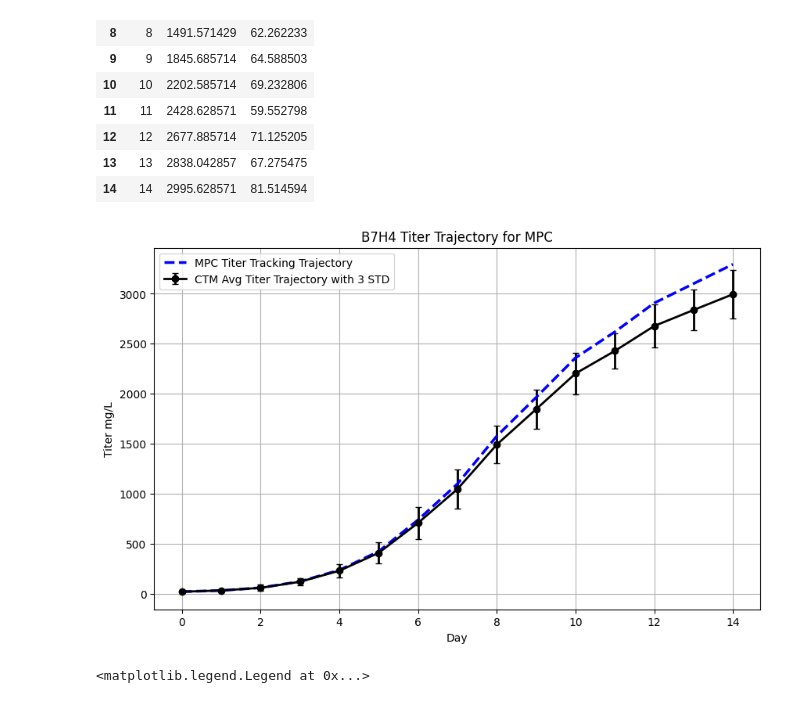
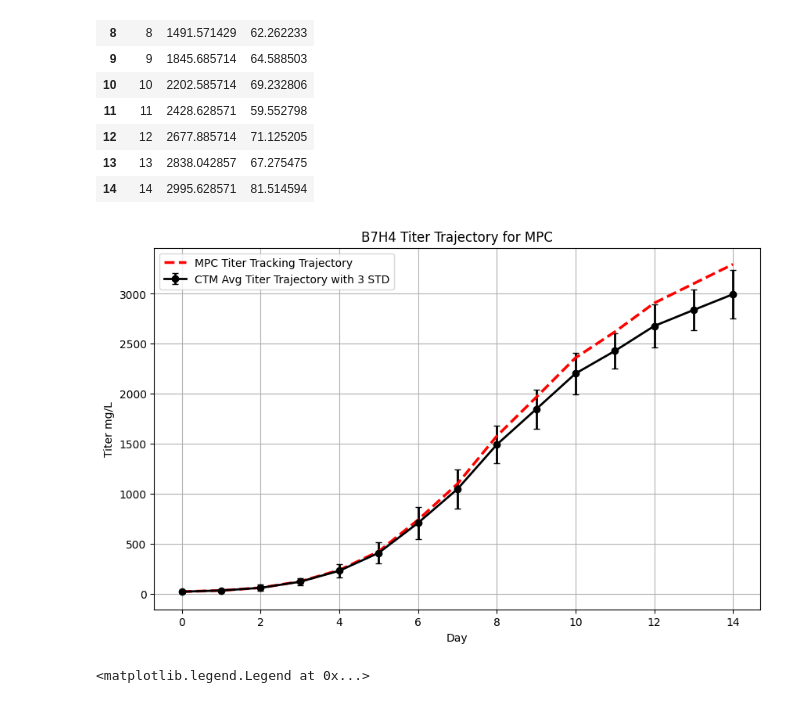
Before and after one commit to zhatz111/state-space-mpc, a Jupyter notebook: data/SAM-1000L-B7H4-experiment/titer_trajectory.ipynb, the cells around one changed output. Drawn from its saved outputs; the diff is of its cells as text; code cells hidden in the pictures.

```diff
--- a/data/SAM-1000L-B7H4-experiment/titer_trajectory.ipynb
+++ b/data/SAM-1000L-B7H4-experiment/titer_trajectory.ipynb
@@ -42,33 +42,33 @@ df_agg
 # %%
 target_increase = 10  # percent increase from mean
 trajectory_discount = np.linspace(1.0, 1 + (target_increase / 100), len(df_agg["Day"]))
 proposed_trajectory = df_agg["mean"].values * trajectory_discount
 
 plt.figure(figsize=(10, 6))
 plt.errorbar(
     df_agg["Day"],
     df_agg["mean"],
     df_agg["std"] * 3,
     fmt="ko-",
     capsize=3,
     label="CTM Avg Titer Trajectory with 3 STD",
     linewidth=2,
 )
 plt.plot(
     df_agg["Day"],
     proposed_trajectory,
-    "b--",
+    "r--",
     label="MPC Titer Tracking Trajectory",
     linewidth=2.5,
 )
 plt.ylabel("Titer mg/L")
 plt.xlabel("Day")
 plt.title("B7H4 Titer Trajectory for MPC")
 plt.grid()
 plt.legend()
 pd.Series(proposed_trajectory).to_clipboard()
 # %% [output]
-[figure, old version]
+[figure, new version]
 # %%
 plt.figure(figsize=(10, 6))
 plt.bar(
```
Also changed, not shown: 15 other files.
